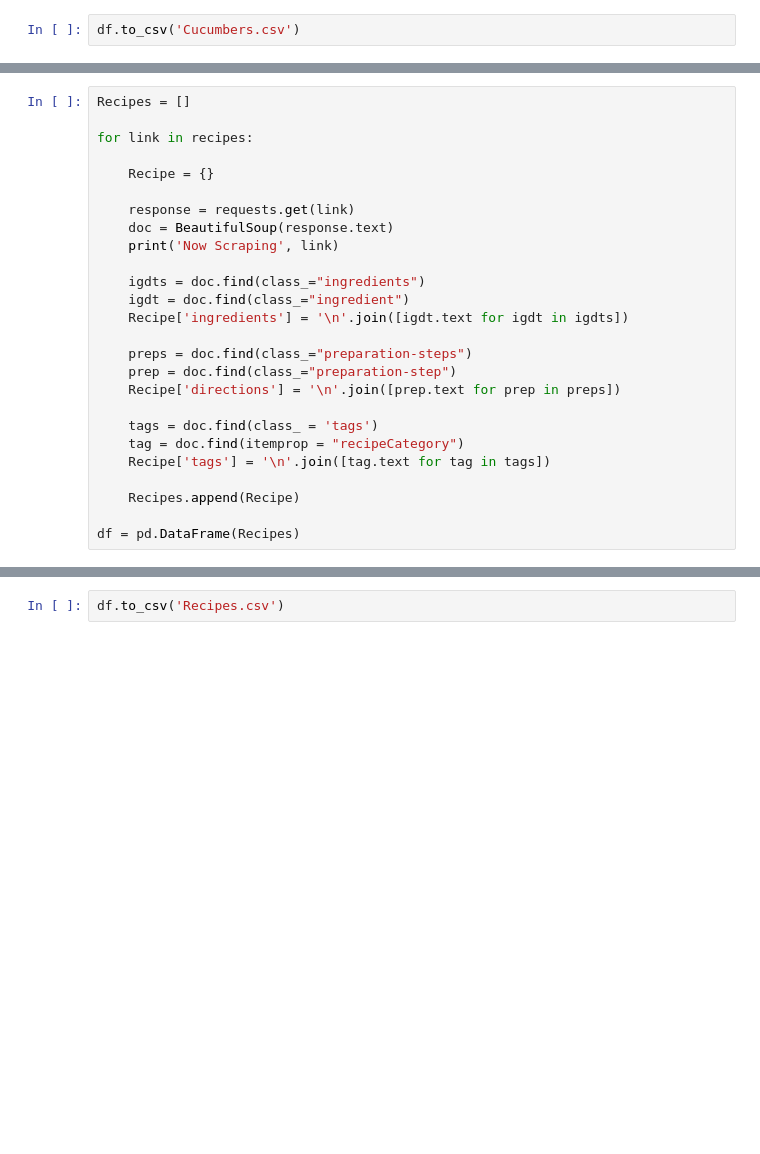
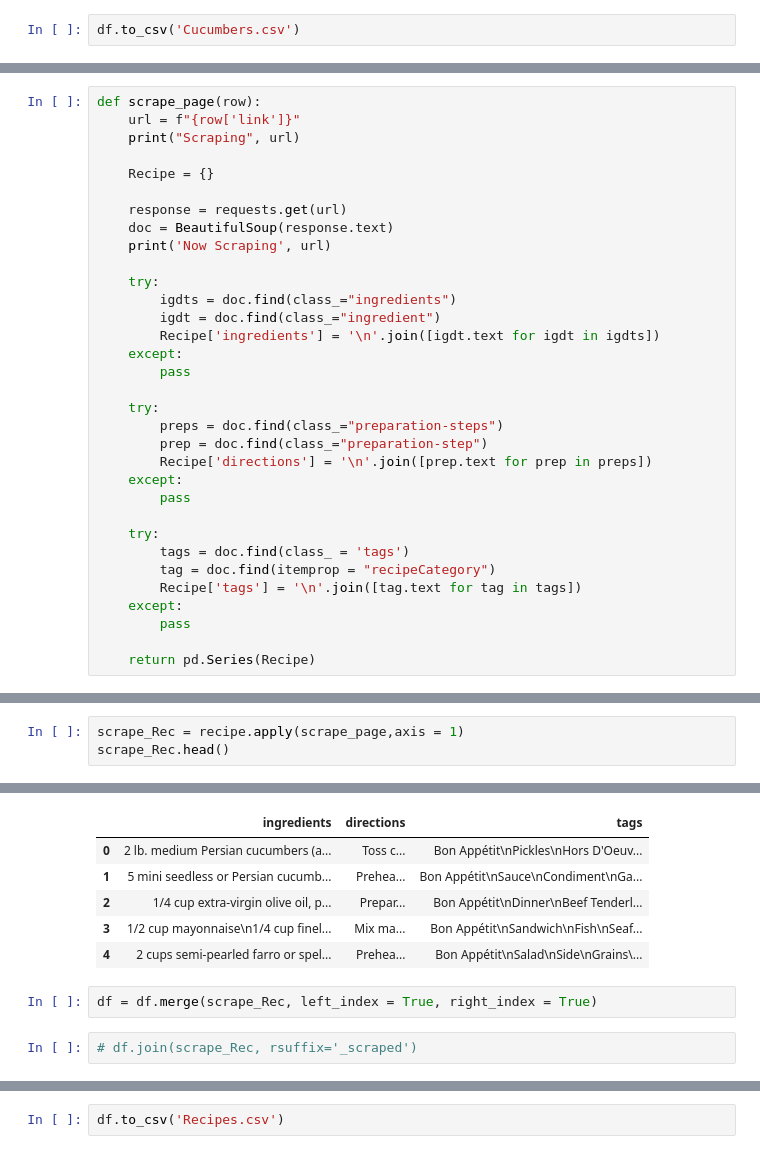
Before and after one commit to dyncdyn/foundations_homework9, a Jupyter notebook: Homework_9.1_Cucumbers.ipynb, the cells around one changed output, grey strips where cells are left out. Saved outputs shown, nothing was run; the diff lists cells and outputs as text; blank space fills up the shorter version.

```diff
--- a/Homework_9.1_Cucumbers.ipynb
+++ b/Homework_9.1_Cucumbers.ipynb
@@ -79,26 +93,33 @@ len(recipes)
 # %%
-Recipes = []
-
-for link in recipes:
+def scrape_page(row):
+    url = f"{row['link']}"
+    print("Scraping", url)
 
     Recipe = {}
 
-    response = requests.get(link)
+    response = requests.get(url)
     doc = BeautifulSoup(response.text)
-    print('Now Scraping', link)
+    print('Now Scraping', url)
 
-    igdts = doc.find(class_="ingredients")
-    igdt = doc.find(class_="ingredient")
-    Recipe['ingredients'] = '\n'.join([igdt.text for igdt in igdts])
+    try:
+        igdts = doc.find(class_="ingredients")
+        igdt = doc.find(class_="ingredient")
+        Recipe['ingredients'] = '\n'.join([igdt.text for igdt in igdts])
+    except:
+        pass
 
-    preps = doc.find(class_="preparation-steps")
-    prep = doc.find(class_="preparation-step")
-    Recipe['directions'] = '\n'.join([prep.text for prep in preps])
+    try:
+        preps = doc.find(class_="preparation-steps")
+        prep = doc.find(class_="preparation-step")
+        Recipe['directions'] = '\n'.join([prep.text for prep in preps])
+    except:
+        pass
 
-    tags = doc.find(class_ = 'tags')
-    tag = doc.find(itemprop = "recipeCategory")
-    Recipe['tags'] = '\n'.join([tag.text for tag in tags])
+    try:
+        tags = doc.find(class_ = 'tags')
+        tag = doc.find(itemprop = "recipeCategory")
+        Recipe['tags'] = '\n'.join([tag.text for tag in tags])
+    except:
+        pass
 
-    Recipes.append(Recipe)
-
-df = pd.DataFrame(Recipes)
+    return pd.Series(Recipe)
@@ -104,0 +135,4 @@ df = pd.DataFrame(Recipes)
+# %%
+scrape_Rec = recipe.apply(scrape_page,axis = 1)
+scrape_Rec.head()
+# %% [output]
@@ -104,0 +156,10 @@ df = pd.DataFrame(Recipes)
+|  | ingredients | directions | tags |
+| 0 | 2 lb. medium Persian cucumbers (a... | Toss c... | Bon Appétit\nPickles\nHors D'Oeuv... |
+| 1 | 5 mini seedless or Persian cucumb... | Prehea... | Bon Appétit\nSauce\nCondiment\nGa... |
+| 2 | 1/4 cup extra-virgin olive oil, p... | Prepar... | Bon Appétit\nDinner\nBeef Tenderl... |
+| 3 | 1/2 cup mayonnaise\n1/4 cup finel... | Mix ma... | Bon Appétit\nSandwich\nFish\nSeaf... |
+| 4 | 2 cups semi-pearled farro or spel... | Prehea... | Bon Appétit\nSalad\nSide\nGrains\... |
+# %%
+df = df.merge(scrape_Rec, left_index = True, right_index = True)
+# %%
+# df.join(scrape_Rec, rsuffix='_scraped')
```
Also changed, not shown: parts of 5 cells of this notebook.
